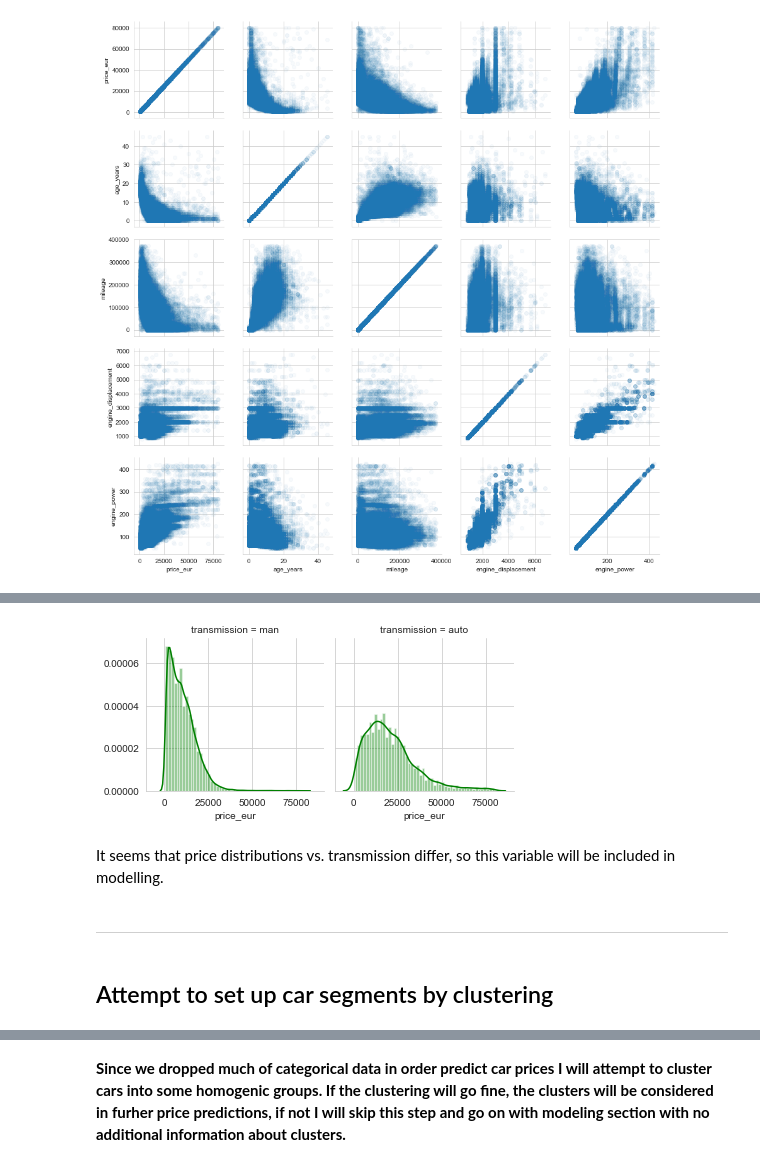
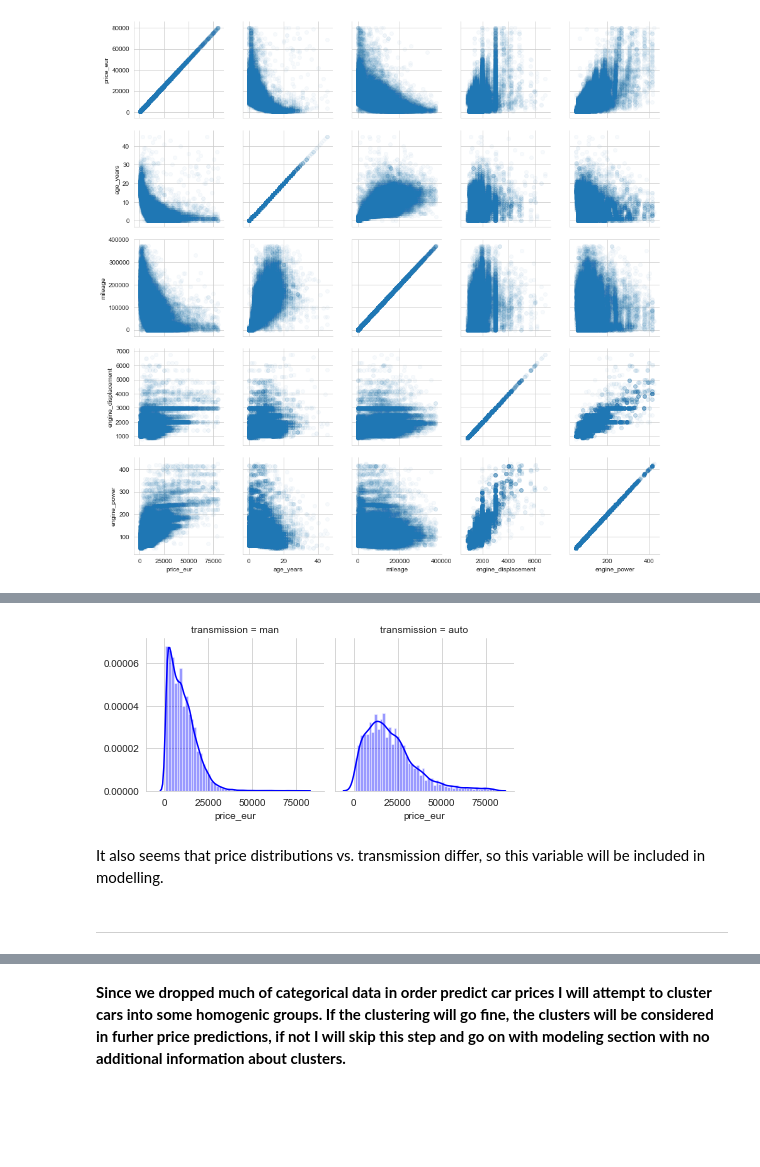
Before and after one commit to michalpiotrowicz/Bootcamp_project, a Jupyter notebook: My_Bootcamp_Project.ipynb, the cells around one changed output, grey strips where cells are left out. Drawn from its saved outputs; the diff is of its cells as text; code cells hidden in the pictures; blank space fills up the shorter version.

```diff
--- a/My_Bootcamp_Project.ipynb
+++ b/My_Bootcamp_Project.ipynb
@@ -377,6 +394,6 @@ Apart from engine_power vs. engine_displacement there is no clear linar correlat
 # %%
-g = sns.FacetGrid(data=df,col='transmission')
-g.map(sns.distplot, 'price_eur', color='green')
+ax = sns.FacetGrid(data=df,col='transmission')
+ax.map(sns.distplot, 'price_eur', color='blue')
 plt.show()
 # %% [output]
-[figure, old version]
+[figure, new version]
@@ -383,6 +408,4 @@ plt.show()
 # %% [markdown]
-It seems that price distributions vs. transmission differ, so this variable will be included in modelling.
+It also seems that price distributions vs. transmission differ, so this variable will be included in modelling.
 # %% [markdown]
 *************************
-# %% [markdown]
-## Attempt to set up car segments by clustering
```
Also changed, not shown: parts of 51 cells of this notebook.
